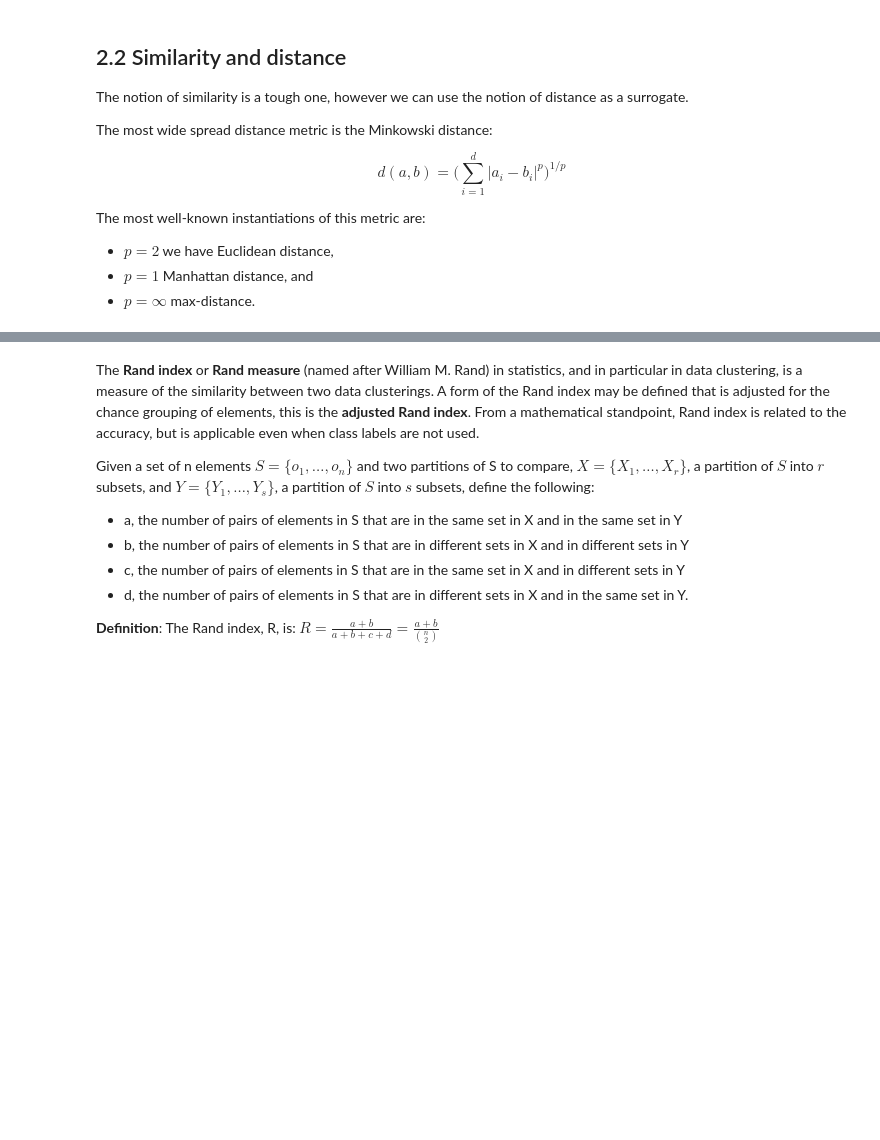
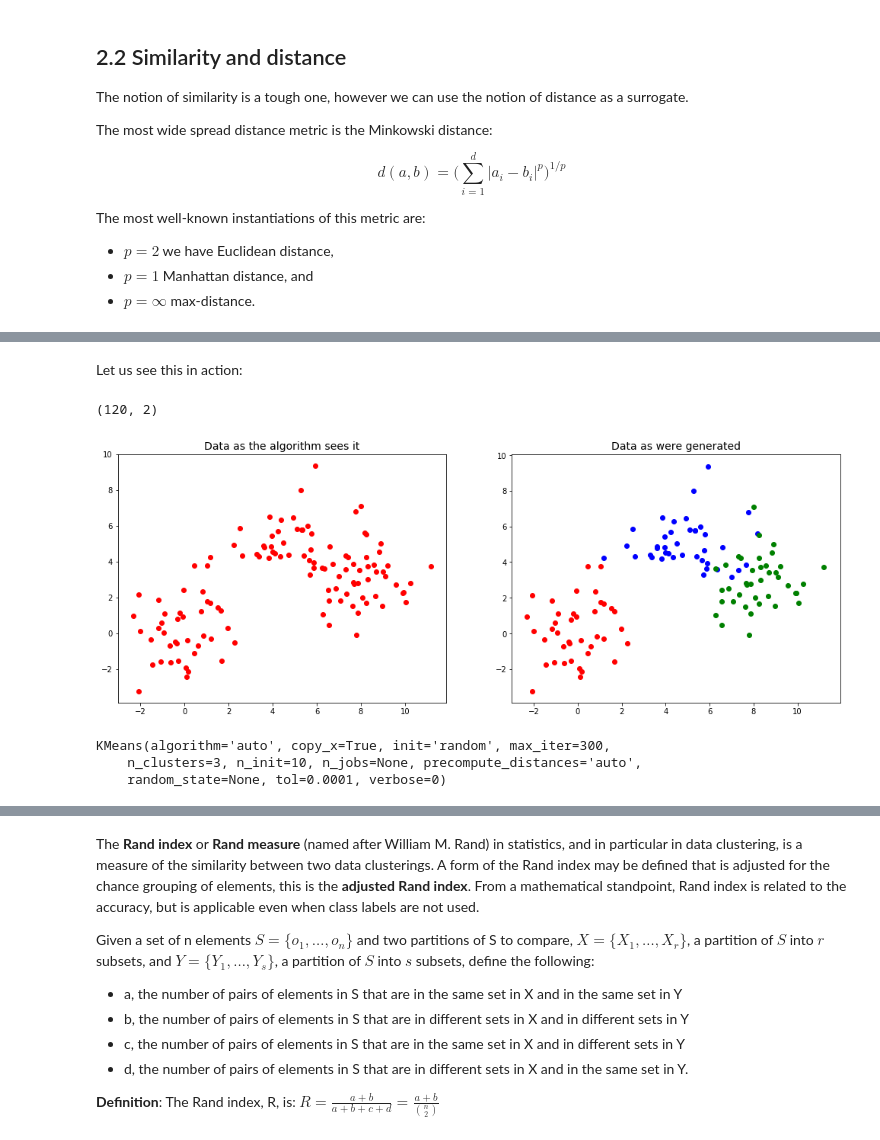
Before and after one commit to rogroc/Postgrau-Data-Science-UB, a Jupyter notebook: 13_UnsupervisedLearning/Unsupervised Learning 1.ipynb, the cells around one changed output, grey strips where cells are left out. Cells and saved outputs as stored; diff of their text form; code cells hidden in the pictures; blank space fills up the shorter version.

```diff
--- a/13_UnsupervisedLearning/Unsupervised Learning 1.ipynb
+++ b/13_UnsupervisedLearning/Unsupervised Learning 1.ipynb
@@ -150,0 +169,47 @@ The most well-known instantiations of this metric are:
+# %% [markdown]
+Let us see this in action:
+# %%
+%matplotlib inline
+
+import numpy as np
+import matplotlib.pyplot as plt
+
+#Create some data
+MAXN=40
+X = np.concatenate([1.25*np.random.randn(MAXN,2),5+1.5*np.random.randn(MAXN,2)])
+X = np.concatenate([X,[8,3]+1.2*np.random.randn(MAXN,2)])
+X.shape
+# %% [output]
+(120, 2)
+# %%
+#Just for visualization purposes, create the labels of the three distributions
+y = np.concatenate([np.ones((MAXN,1)),2*np.ones((MAXN,1))])
+y = np.concatenate([y,3*np.ones((MAXN,1))])
+
+#display
+plt.subplot(1,2,1)
+plt.scatter(X[:,0],X[:,1],color='r')
+plt.title('Data as the algorithm sees it', size=14)
+plt.gcf().set_size_inches((17,6))
+
+
+#distinguish different distributions
+plt.subplot(1,2,2)
+plt.scatter(X[(y==1).ravel(),0],X[(y==1).ravel(),1],color='r')
+plt.scatter(X[(y==2).ravel(),0],X[(y==2).ravel(),1],color='b')
+plt.scatter(X[(y==3).ravel(),0],X[(y==3).ravel(),1],color='g')
+plt.title('Data as were generated',size=14)
+plt.gcf().set_size_inches((17,6))
+# %% [output]
+[figure, added]
+# %%
+from sklearn import cluster
+
+K=3 # Assuming to be 3 clusters!
+
+clf = cluster.KMeans(init='random', n_clusters=K)
+clf.fit(X)
+# %% [output]
+KMeans(algorithm='auto', copy_x=True, init='random', max_iter=300,
+    n_clusters=3, n_init=10, n_jobs=None, precompute_distances='auto',
+    random_state=None, tol=0.0001, verbose=0)
```
Also changed, not shown: parts of 213 cells of this notebook.
